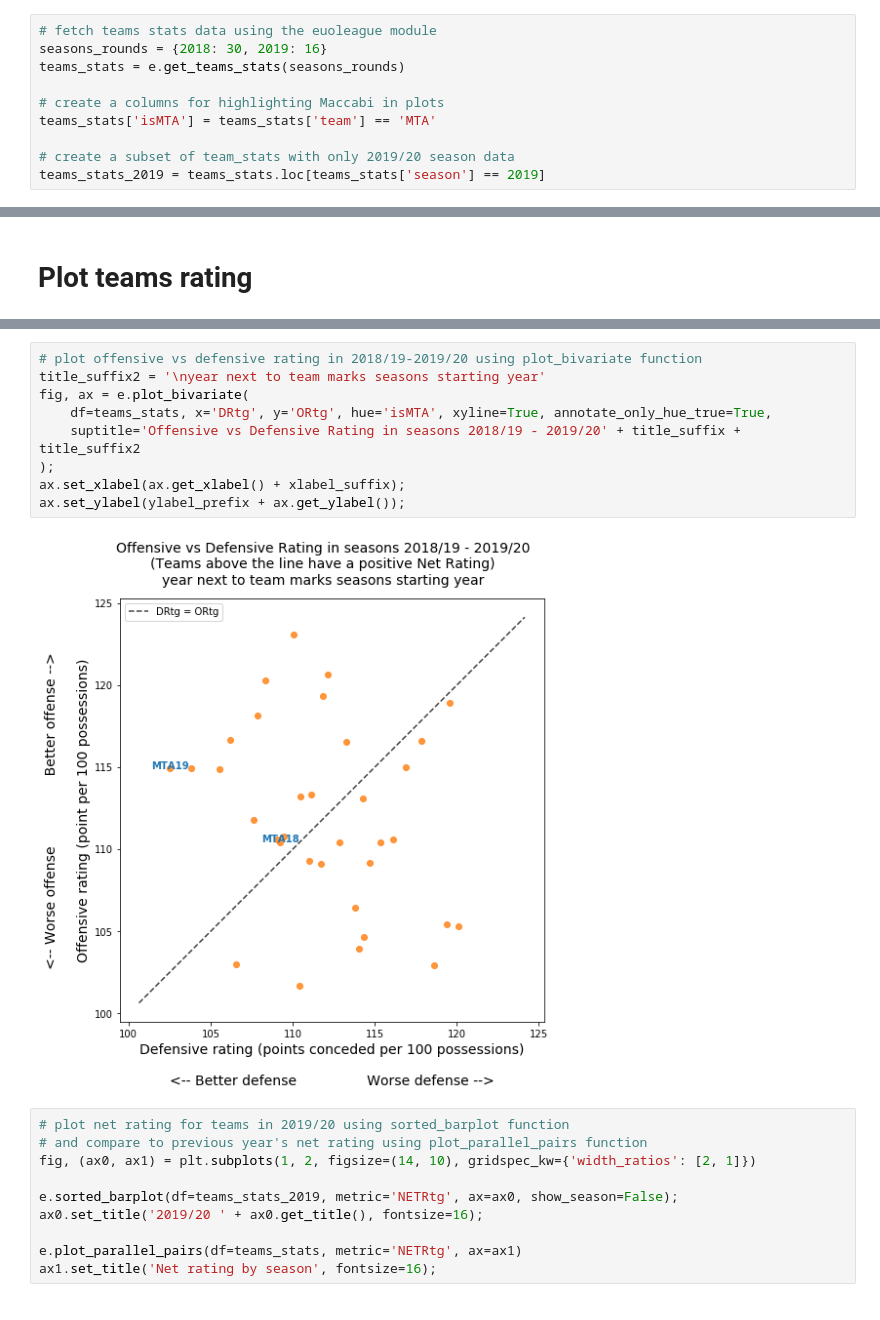
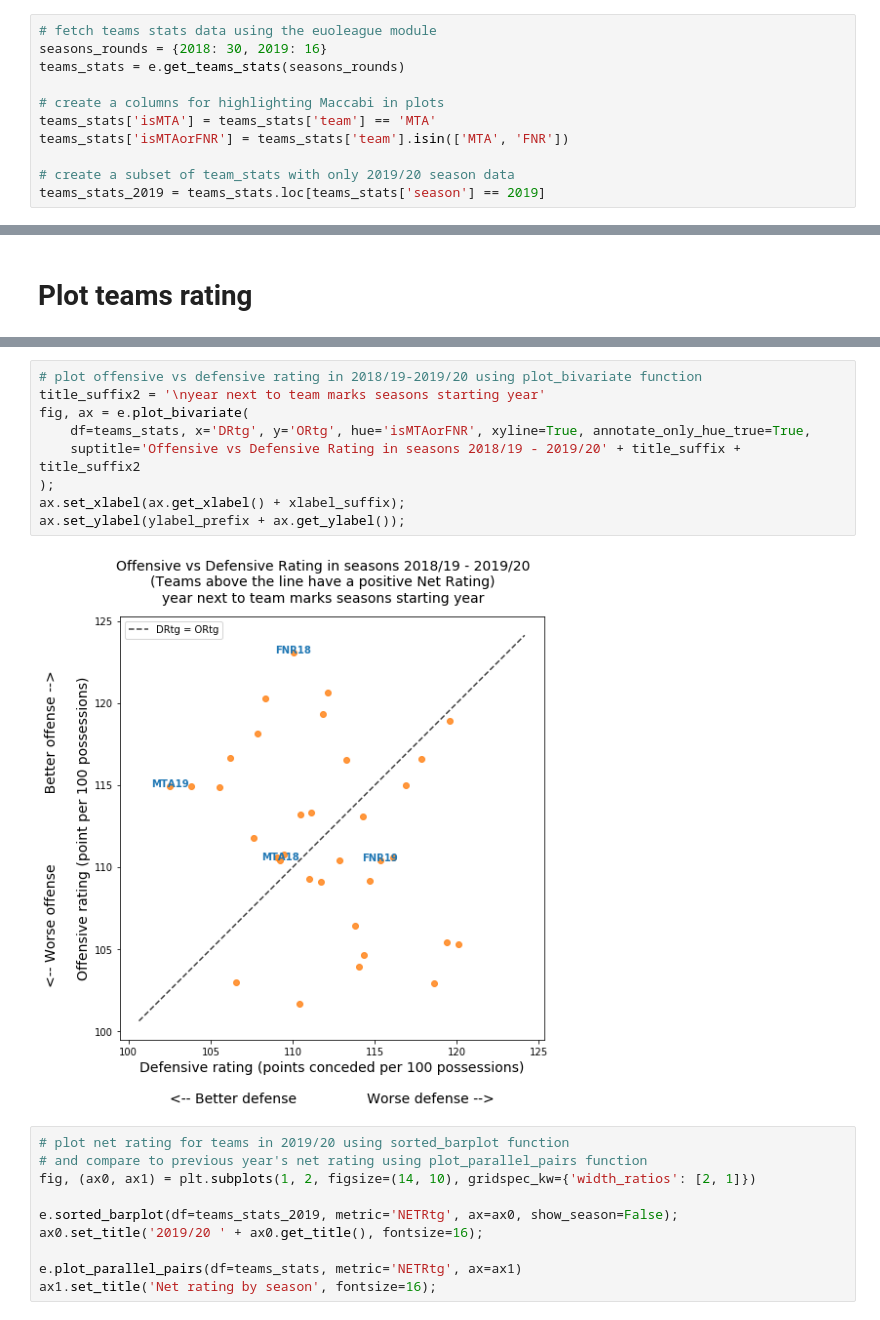
Before and after one commit to avivshany/euroleague, a Jupyter notebook: teams_ratings.ipynb, the cells around one changed output, grey strips where cells are left out. Saved outputs shown, nothing was run; the diff lists cells and outputs as text.

```diff
--- a/teams_ratings.ipynb
+++ b/teams_ratings.ipynb
@@ -10,6 +10,7 @@ teams_stats = e.get_teams_stats(seasons_rounds)
 
 # create a columns for highlighting Maccabi in plots
 teams_stats['isMTA'] = teams_stats['team'] == 'MTA'
+teams_stats['isMTAorFNR'] = teams_stats['team'].isin(['MTA', 'FNR'])
 
 # create a subset of team_stats with only 2019/20 season data
 teams_stats_2019 = teams_stats.loc[teams_stats['season'] == 2019]
@@ -42,14 +43,14 @@ ax.set_ylabel(ylabel_prefix + ax.get_ylabel());
 # %%
 # plot offensive vs defensive rating in 2018/19-2019/20 using plot_bivariate function
 title_suffix2 = '\nyear next to team marks seasons starting year'
 fig, ax = e.plot_bivariate(
-    df=teams_stats, x='DRtg', y='ORtg', hue='isMTA', xyline=True, annotate_only_hue_true=True,
+    df=teams_stats, x='DRtg', y='ORtg', hue='isMTAorFNR', xyline=True, annotate_only_hue_true=True,
     suptitle='Offensive vs Defensive Rating in seasons 2018/19 - 2019/20' + title_suffix + title_suffix2
 );
 ax.set_xlabel(ax.get_xlabel() + xlabel_suffix);
 ax.set_ylabel(ylabel_prefix + ax.get_ylabel());
 # %% [output]
-[figure, old version]
+[figure, new version]
 # %%
 # plot net rating for teams in 2019/20 using sorted_barplot function
 # and compare to previous year's net rating using plot_parallel_pairs function
```
Also changed, not shown: parts of 4 cells of this notebook.
